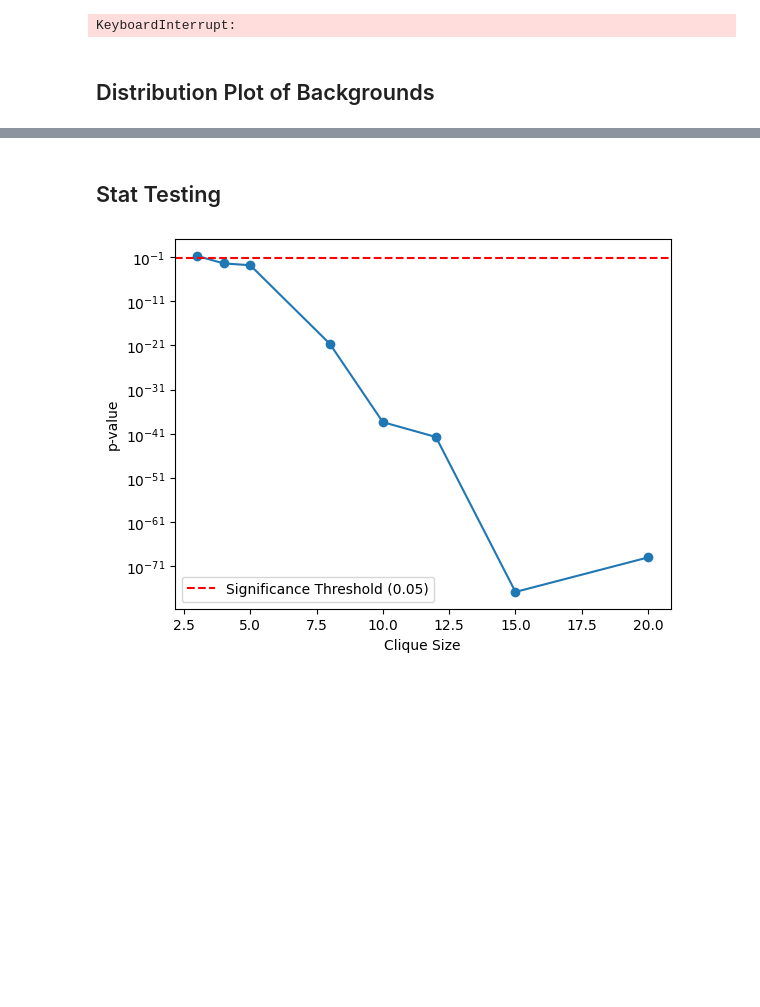
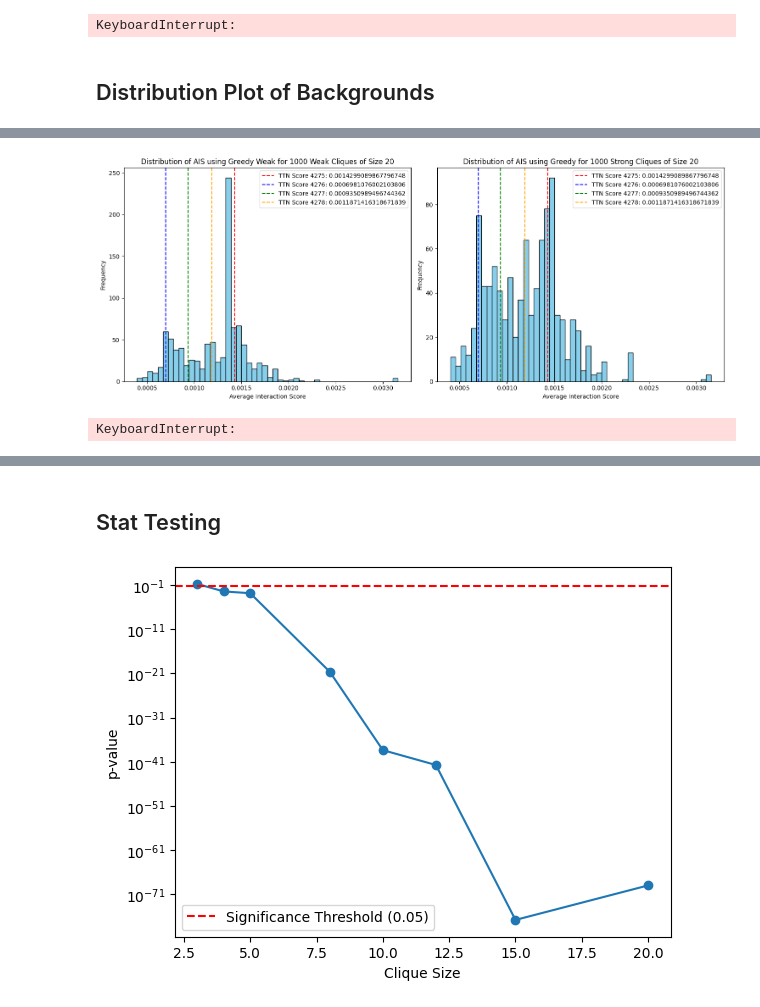
Before and after one commit to ethanoutangoun/chromatin-heart-dev, a Jupyter notebook: scripts/graph_construction.ipynb, the cells around one changed output, grey strips where cells are left out. Cells and saved outputs as stored; diff of their text form; code cells hidden in the pictures; blank space fills up the shorter version.

```diff
--- a/scripts/graph_construction.ipynb
+++ b/scripts/graph_construction.ipynb
@@ -308,0 +518,43 @@ for i in clique_sizes:
+# %%
+from tqdm import tqdm
+import matplotlib.pyplot as plt
+
+clique_sizes = [20]
+p_values = []
+num_iterations = 1000
+ttn_bins = [4275, 4276, 4277, 4278]
+colors = ['red', 'blue', 'green', 'orange']  # Define different colors for each bin
+
+for i in clique_sizes:
+    ttn_cliques = [f.find_clique_greedy(contact_matrix_zero, i, ttn_bin, bin_map) for ttn_bin in ttn_bins]
+    ttn_scores = [f.calculate_avg_interaction_strength(contact_matrix_zero, ttn_clique) for ttn_clique in ttn_cliques]
+
+    bg_model_greedy_weak = f.create_background_model_greedy_weak(contact_matrix_zero, i, bin_map, non_gene_bins, num_iterations=num_iterations, display=False)
+    bg_model_greedy_strong = f.create_background_model_greedy_strong(contact_matrix_zero, i, bin_map, gene_bins=gene_bins, num_iterations=num_iterations, display=False)
+
+    # Create subplots: 1 row, 2 columns
+    fig, axes = plt.subplots(1, 2, figsize=(15, 6))
+
+    # Plot weak model
+    axes[0].hist(bg_model_greedy_weak, bins=50, color='skyblue', edgecolor='black')
+    for idx, (ttn_score, ttn_bin) in enumerate(zip(ttn_scores, ttn_bins)):
+        axes[0].axvline(x=ttn_score, color=colors[idx], linestyle='--', label=f'TTN Score {ttn_bin}: {ttn_score}')
+    axes[0].set_xlabel('Average Interaction Score')
+    axes[0].set_ylabel('Frequency')
+    axes[0].set_title(f'Distribution of AIS using Greedy Weak for {num_iterations} Weak Cliques of Size {i}')
+    axes[0].legend()
+
+    # Plot strong model
+    axes[1].hist(bg_model_greedy_strong, bins=50, color='skyblue', edgecolor='black')
+    for idx, (ttn_score, ttn_bin) in enumerate(zip(ttn_scores, ttn_bins)):
+        axes[1].axvline(x=ttn_score, color=colors[idx], linestyle='--', label=f'TTN Score {ttn_bin}: {ttn_score}')
+    axes[1].set_xlabel('Average Interaction Score')
+    axes[1].set_ylabel('Frequency')
+    axes[1].set_title(f'Distribution of AIS using Greedy for {num_iterations} Strong Cliques of Size {i}')
+    axes[1].legend()
+
+    plt.tight_layout()
+    plt.show()
+# %% [output]
+[figure, added]
+KeyboardInterrupt:
```
Also changed, not shown: parts of 35 cells of this notebook, 8 other files.
